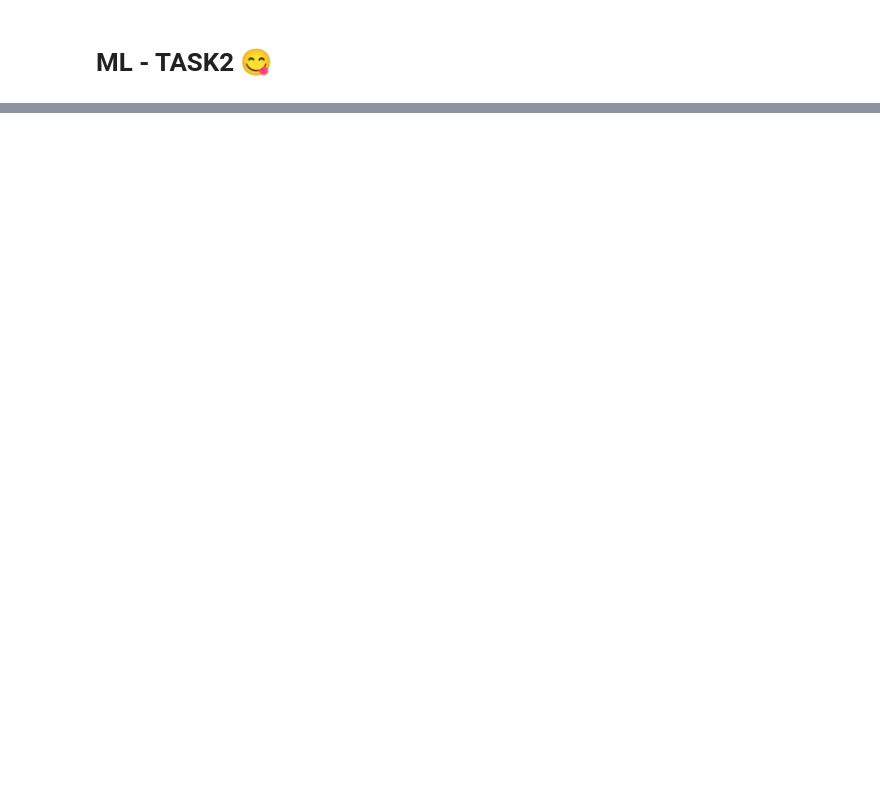
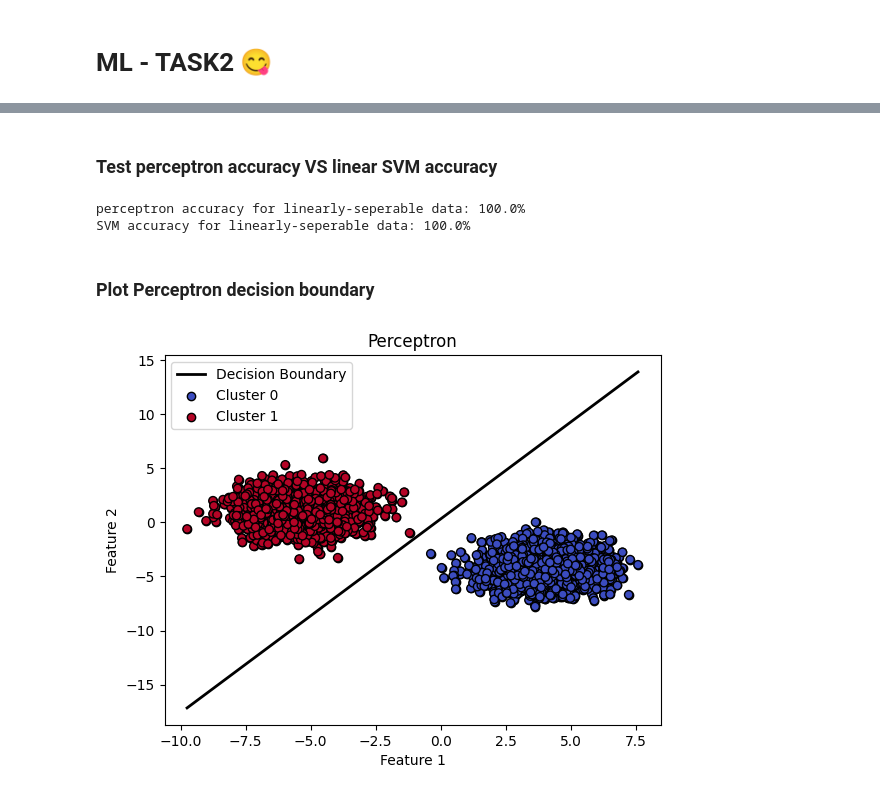
Before and after one commit to mcolesh/ds_playground, a Jupyter notebook: app_notebook.ipynb, the cells around one changed output, grey strips where cells are left out. Cells and saved outputs as stored; diff of their text form; code cells hidden in the pictures; blank space fills up the shorter version.

```diff
--- a/app_notebook.ipynb
+++ b/app_notebook.ipynb
@@ -18,0 +34,58 @@ X, y = datasets.make_blobs(n_samples=5000, n_features=2, centers=2, cluster_std=
+# %% [markdown]
+
+### Test perceptron accuracy VS linear SVM accuracy
+# %%
+p = Perceptron(eta0=0.1, n_iter_no_change=40)
+p.fit(X_train, y_train)
+y_predict = p.predict(X_test)
+print(f"{Fore.YELLOW}perceptron accuracy {Style.RESET_ALL}for linearly-seperable data: {np.round(p.score(X_test, y_test) * 100, decimals=3)}%")
+
+svm = SVC(kernel="linear")
+svm.fit(X_train, y_train)
+y_predict = svm.predict(X_test)
+print(f"{Fore.GREEN}SVM accuracy {Style.RESET_ALL}for linearly-seperable data: {np.round(svm.score(X_test, y_test) * 100, decimals=3)}%")
+# %% [output]
+perceptron accuracy for linearly-seperable data: 100.0%
+SVM accuracy for linearly-seperable data: 100.0%
+# %% [markdown]
+
+### Plot Perceptron decision boundary
+# %%
+# Get the coefficients and intercept of the decision boundary
+w = p.coef_[0]  # Weights
+b = p.intercept_[0]  # Intercept
+# Plot training and testing points
+# Define the decision boundary line (w[0]*x + w[1]*y + b = 0)
+x_min, x_max = X_train[:, 0].min(), X_train[:, 0].max()
+x_values = np.linspace(x_min, x_max, 100)
+y_values = -(w[0] * x_values + b) / w[1]  # Rearrange for y = (-w[0]*x - b) / w[1]
+
+# Plot the decision boundary
+plt.plot(x_values, y_values, color='black', linewidth=2, label="Decision Boundary")
+
+# Define unique class labels and their colors
+classes = np.unique(y_train)
+colors = plt.cm.coolwarm(np.linspace(0, 1, len(classes)))
+
+# Plot the training data with class-specific labels
+for class_label, color in zip(classes, colors):
+    plt.scatter(
+        X_train[y_train == class_label, 0],
+        X_train[y_train == class_label, 1],
+        color=color,
+        label=f"Cluster {class_label}",
+        edgecolor='k'
+    )
+
+# Plot the scatter points
+plt.scatter(X_train[:, 0], X_train[:, 1], c=y_train, cmap=plt.cm.coolwarm, edgecolor='k')
+
+
+
+plt.title("Perceptron")
+plt.xlabel("Feature 1")
+plt.ylabel("Feature 2")
+plt.legend()
+plt.show()
+# %% [output]
+[figure, added]
```
Also changed, not shown: parts of 28 cells of this notebook.
